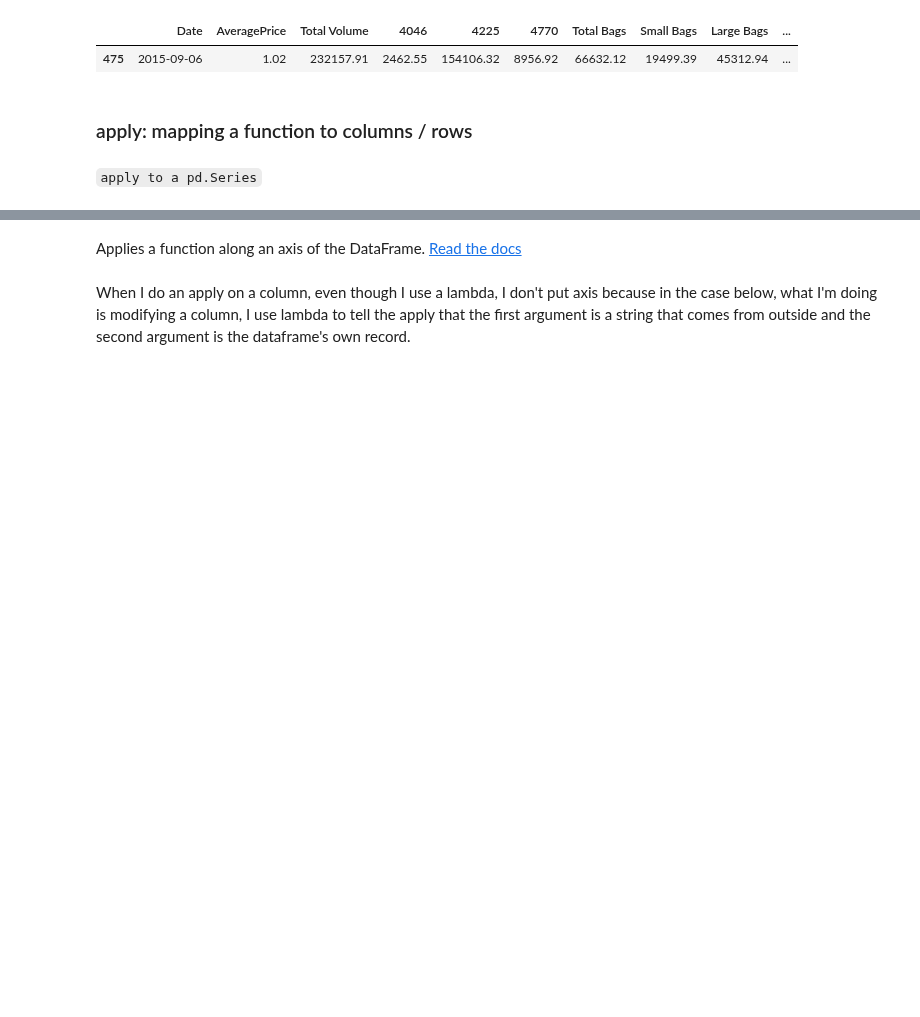
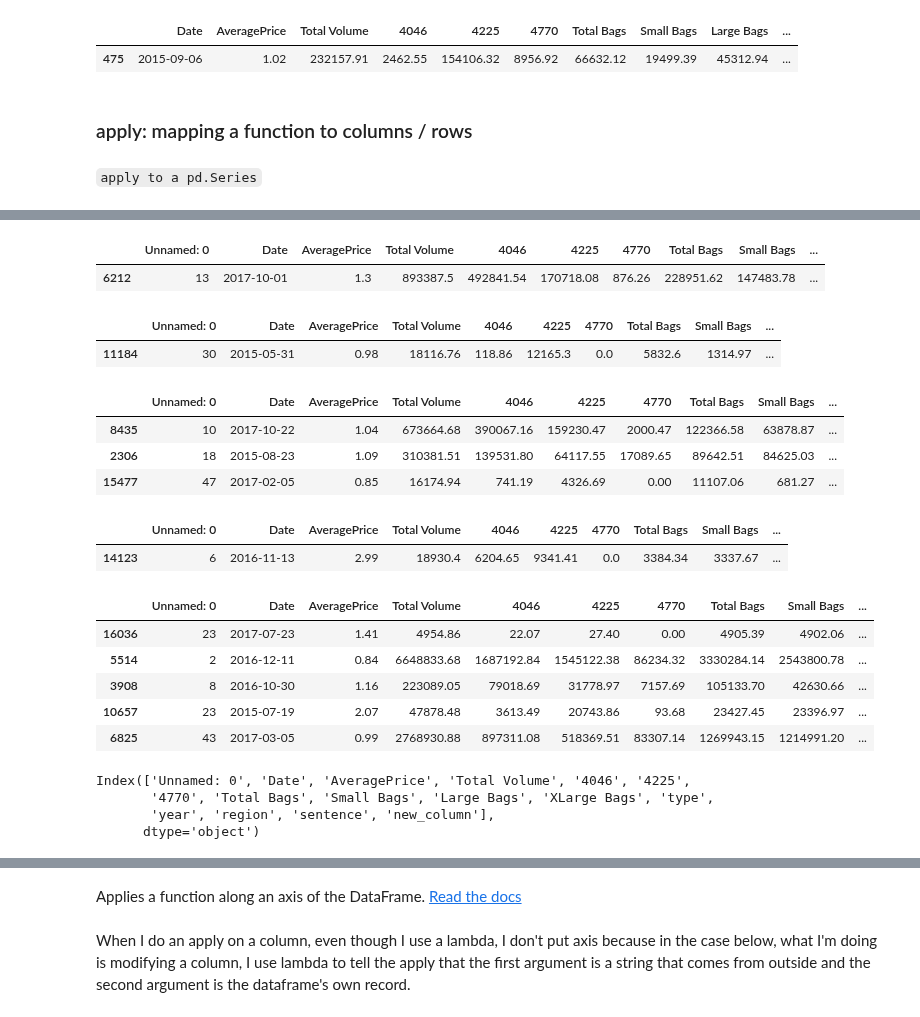
Before and after one commit to Ironhack-data-bcn-january-2023/lectures, a Jupyter notebook: week-2/3-Pandas II - Transformation.ipynb, the cells around one changed output, grey strips where cells are left out. Cells and saved outputs as stored; diff of their text form; code cells hidden in the pictures; blank space fills up the shorter version.

```diff
--- a/week-2/3-Pandas II - Transformation.ipynb
+++ b/week-2/3-Pandas II - Transformation.ipynb
@@ -830,0 +868,7 @@ df.sample()
+# %%
+df["sentence"] = df["type"].apply(sentence_formatted)
+# %%
+df.sample()
+# %% [output]
+|  | Unnamed: 0 | Date | AveragePrice | Total Volume | 4046 | 4225 | 4770 | Total Bags | Small Bags | ... |
+| 6212 | 13 | 2017-10-01 | 1.3 | 893387.5 | 492841.54 | 170718.08 | 876.26 | 228951.62 | 147483.78 | ... |
@@ -830,0 +878,5 @@ df.sample()
+# %%
+df.sample()
+# %% [output]
+|  | Unnamed: 0 | Date | AveragePrice | Total Volume | 4046 | 4225 | 4770 | Total Bags | Small Bags | ... |
+| 11184 | 30 | 2015-05-31 | 0.98 | 18116.76 | 118.86 | 12165.3 | 0.0 | 5832.6 | 1314.97 | ... |
@@ -830,0 +888,34 @@ df.sample()
+# %%
+df.sample(3)
+# %% [output]
+|  | Unnamed: 0 | Date | AveragePrice | Total Volume | 4046 | 4225 | 4770 | Total Bags | Small Bags | ... |
+| 8435 | 10 | 2017-10-22 | 1.04 | 673664.68 | 390067.16 | 159230.47 | 2000.47 | 122366.58 | 63878.87 | ... |
+| 2306 | 18 | 2015-08-23 | 1.09 | 310381.51 | 139531.80 | 64117.55 | 17089.65 | 89642.51 | 84625.03 | ... |
+| 15477 | 47 | 2017-02-05 | 0.85 | 16174.94 | 741.19 | 4326.69 | 0.00 | 11107.06 | 681.27 | ... |
+# %%
+# 3. If AvgPrice > 1: "expensive"
+# otherwise > affordable
+# new_column
+
+# "expensive" and "affordable"
+
+df["new_column"] = df.AveragePrice.apply(lambda x: "expensive" if x > 1 else "affordable")
+# %% [output]
+|  | Unnamed: 0 | Date | AveragePrice | Total Volume | 4046 | 4225 | 4770 | Total Bags | Small Bags | ... |
+| 14123 | 6 | 2016-11-13 | 2.99 | 18930.4 | 6204.65 | 9341.41 | 0.0 | 3384.34 | 3337.67 | ... |
+# %%
+df.sample(5)
+# %% [output]
+|  | Unnamed: 0 | Date | AveragePrice | Total Volume | 4046 | 4225 | 4770 | Total Bags | Small Bags | ... |
+| 16036 | 23 | 2017-07-23 | 1.41 | 4954.86 | 22.07 | 27.40 | 0.00 | 4905.39 | 4902.06 | ... |
+| 5514 | 2 | 2016-12-11 | 0.84 | 6648833.68 | 1687192.84 | 1545122.38 | 86234.32 | 3330284.14 | 2543800.78 | ... |
+| 3908 | 8 | 2016-10-30 | 1.16 | 223089.05 | 79018.69 | 31778.97 | 7157.69 | 105133.70 | 42630.66 | ... |
+| 10657 | 23 | 2015-07-19 | 2.07 | 47878.48 | 3613.49 | 20743.86 | 93.68 | 23427.45 | 23396.97 | ... |
+| 6825 | 43 | 2017-03-05 | 0.99 | 2768930.88 | 897311.08 | 518369.51 | 83307.14 | 1269943.15 | 1214991.20 | ... |
+# %%
+df.columns
+# %% [output]
+Index(['Unnamed: 0', 'Date', 'AveragePrice', 'Total Volume', '4046', '4225',
+       '4770', 'Total Bags', 'Small Bags', 'Large Bags', 'XLarge Bags', 'type',
+       'year', 'region', 'sentence', 'new_column'],
+      dtype='object')
```
Also changed, not shown: parts of 62 cells of this notebook, 1 other file.
